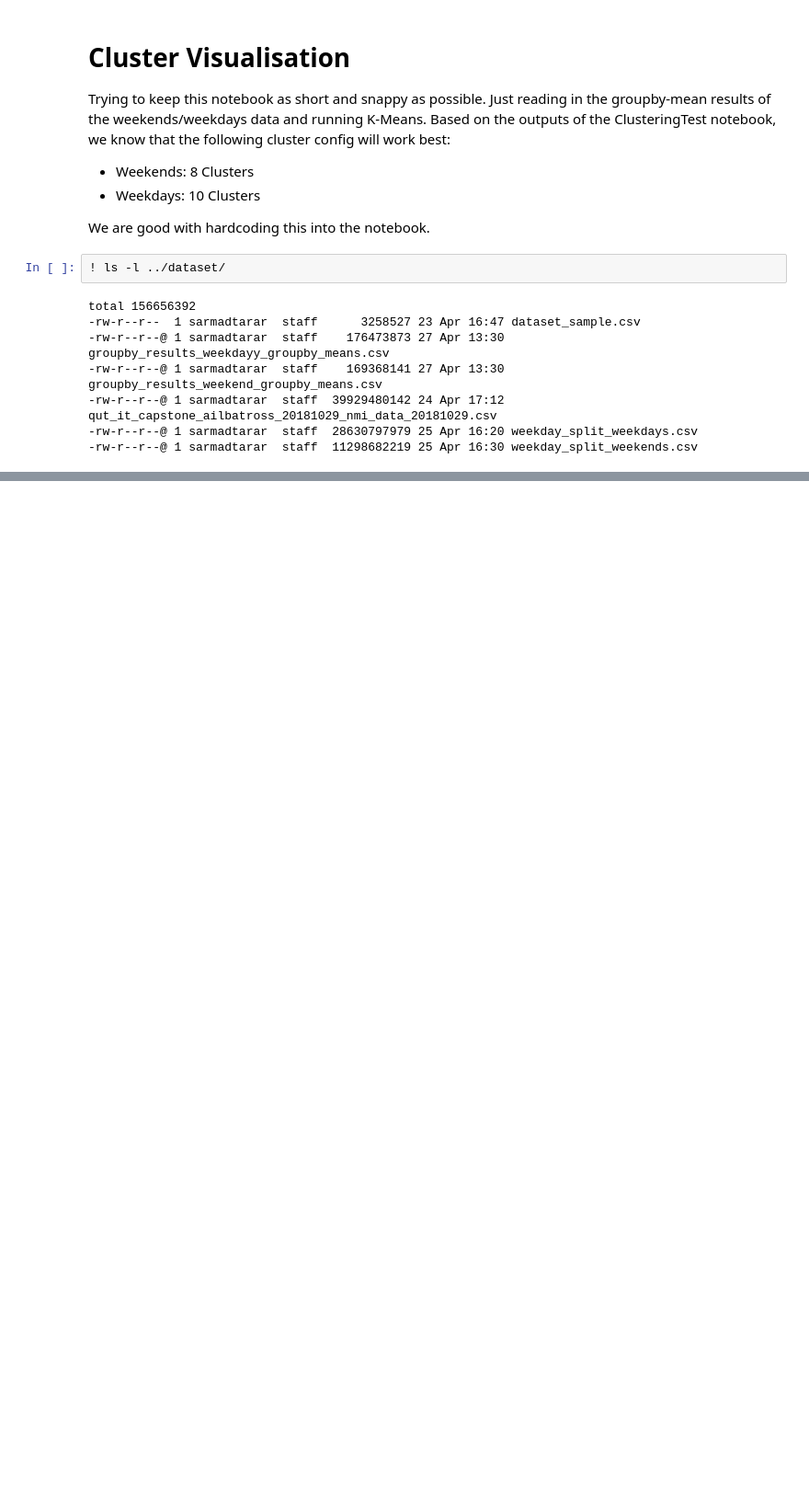
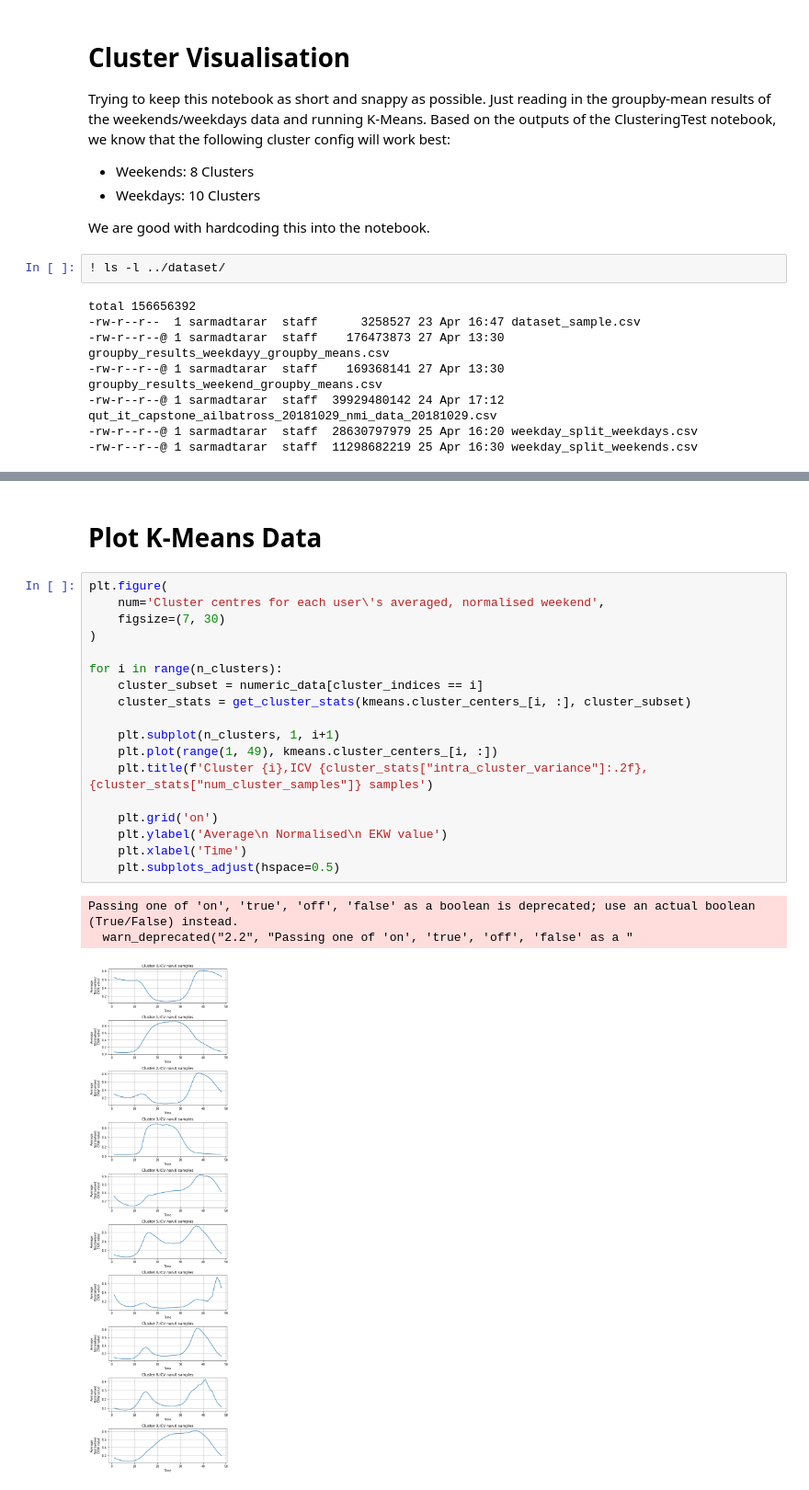
Before and after one commit to star44/capstone-project, a Jupyter notebook: ClusterVisualisation.ipynb, the cells around one changed output, grey strips where cells are left out. Shown at 92% size. Cells and saved outputs as stored; diff of their text form; blank space fills up the shorter version.

```diff
--- a/ClusterVisualisation.ipynb
+++ b/ClusterVisualisation.ipynb
@@ -34,0 +102,24 @@ weekday_df = get_df_from_csv('../dataset/groupby_results_weekdayy_groupby_means.
+# %% [markdown]
+# Plot K-Means Data
+# %%
+plt.figure(
+    num='Cluster centres for each user\'s averaged, normalised weekend',
+    figsize=(7, 30)
+)
+
+for i in range(n_clusters):
+    cluster_subset = numeric_data[cluster_indices == i]
+    cluster_stats = get_cluster_stats(kmeans.cluster_centers_[i, :], cluster_subset)
+
+    plt.subplot(n_clusters, 1, i+1)
+    plt.plot(range(1, 49), kmeans.cluster_centers_[i, :])
+    plt.title(f'Cluster {i},ICV {cluster_stats["intra_cluster_variance"]:.2f},{cluster_stats["num_cluster_samples"]} samples')
+
+    plt.grid('on')
+    plt.ylabel('Average\n Normalised\n EKW value')
+    plt.xlabel('Time')
+    plt.subplots_adjust(hspace=0.5)
+# %% [output]
+Passing one of 'on', 'true', 'off', 'false' as a boolean is deprecated; use an actual boolean (True/False) instead.
+  warn_deprecated("2.2", "Passing one of 'on', 'true', 'off', 'false' as a "
+[figure, added]
```
Also changed, not shown: parts of 4 cells of this notebook, 1 other file.
